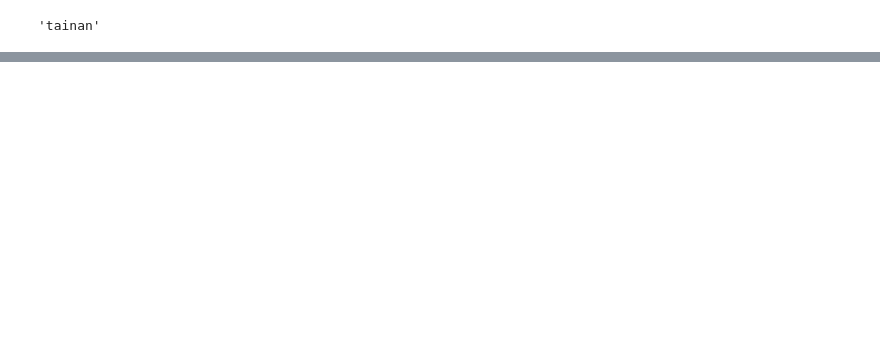
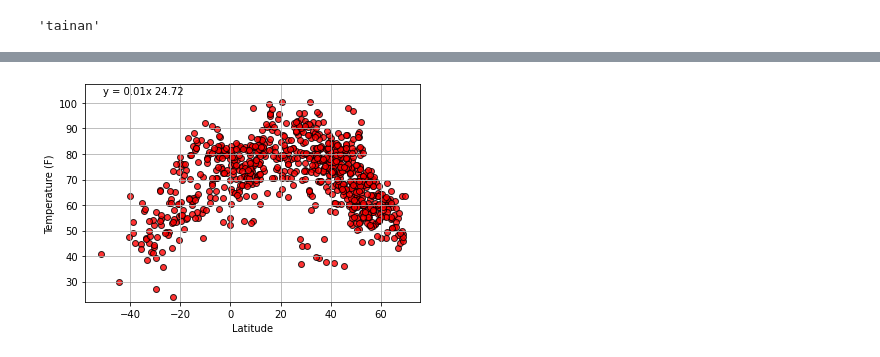
Before and after one commit to joshuadroid/py-api-challenge, a Jupyter notebook: WeatherPy/WeatherPy.ipynb, the cells around one changed output, grey strips where cells are left out. Drawn from its saved outputs; the diff is of its cells as text; code cells hidden in the pictures; blank space fills up the shorter version.

Commit message:
made good progress on writing a function for charts, need to figure out the ol line

```diff
--- a/WeatherPy/WeatherPy.ipynb
+++ b/WeatherPy/WeatherPy.ipynb
@@ -194,0 +178,5 @@ response['wind']['speed']
+# %%
+df.drop_duplicates(subset=['City ID'], keep='first', inplace=True)
+df.dropna(axis=0, how='any', inplace=True)
+df['City ID'] = df['City ID'].astype(int)
+df
@@ -194,0 +200,34 @@ response['wind']['speed']
+# %%
+col = 3
+name = "Temperature (F)"
+# %%
+# Make a thing that can scatterplot on repeat
+graph_list = ['Temperature', "Humidity", 'Cloudiness', 'Wind Speed']
+
+def scatterPlotIt(col, name, df, hem_name):
+    x = df
+    (slope, intercept, rvalue, pvalue, stderr) = st.linregress(x.iloc[:,col], x.iloc[:,1])
+    regress_values = x.iloc[:,1] * slope + intercept
+    line_eq = "y = " + str(round(slope, 2)) + "x " + str(round(intercept, 2))
+    cc = st.pearsonr(x.iloc[:,col], x.iloc[:,1])
+    plt.scatter(x.iloc[:,1], x.iloc[:,col], facecolors="red", edgecolors="black", alpha=.8)
+    plt.grid()
+    plt.xlabel(f"Latitude")
+    plt.ylabel(f"{name}")
+    if hem_name == 0:
+        plt.title(f"{name} vs Latitude in The Northern Hemisphere")
+    if hem_name == 1:
+        plt.title(f"{name} vs Latitude in The Southern Hemisphere")
+    ymin = x.iloc[:,col].min()
+    xmin = x.iloc[:,1].min()
+    ymax = x.iloc[:,col].max()
+    xmax = x.iloc[:,1].max()
+    plt.ylim(ymin - 2, ymax + 7)
+#     plt.annotate(line_eq, (xmin + 1,ymin - 3))
+    plt.annotate(line_eq, (xmin + 1,ymax + 3))
+#     plt.annotate(f"Correlation Coefficient: {round(cc[0], 5)} {round(cc[1], 7)}", (1, 1))
+    plt.show()
+# %%
+scatterPlotIt(3, "Temperature (F)", df, 99)
+# %% [output]
+[figure, added]
```
Also changed, not shown: parts of 32 cells of this notebook.
